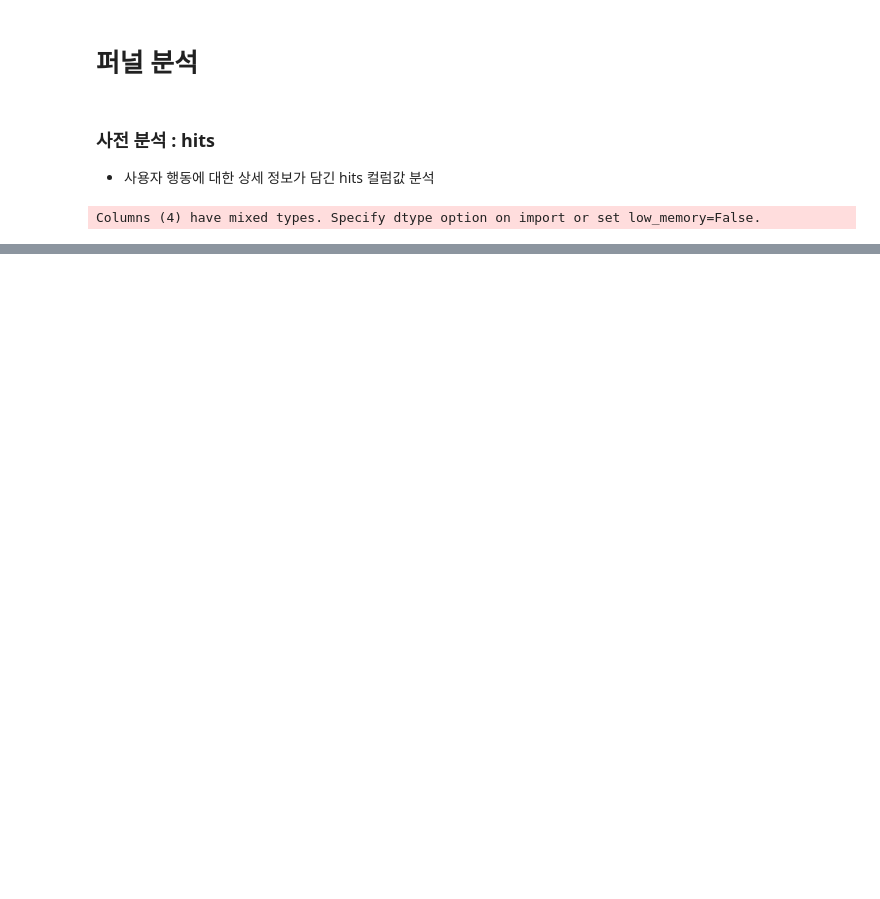
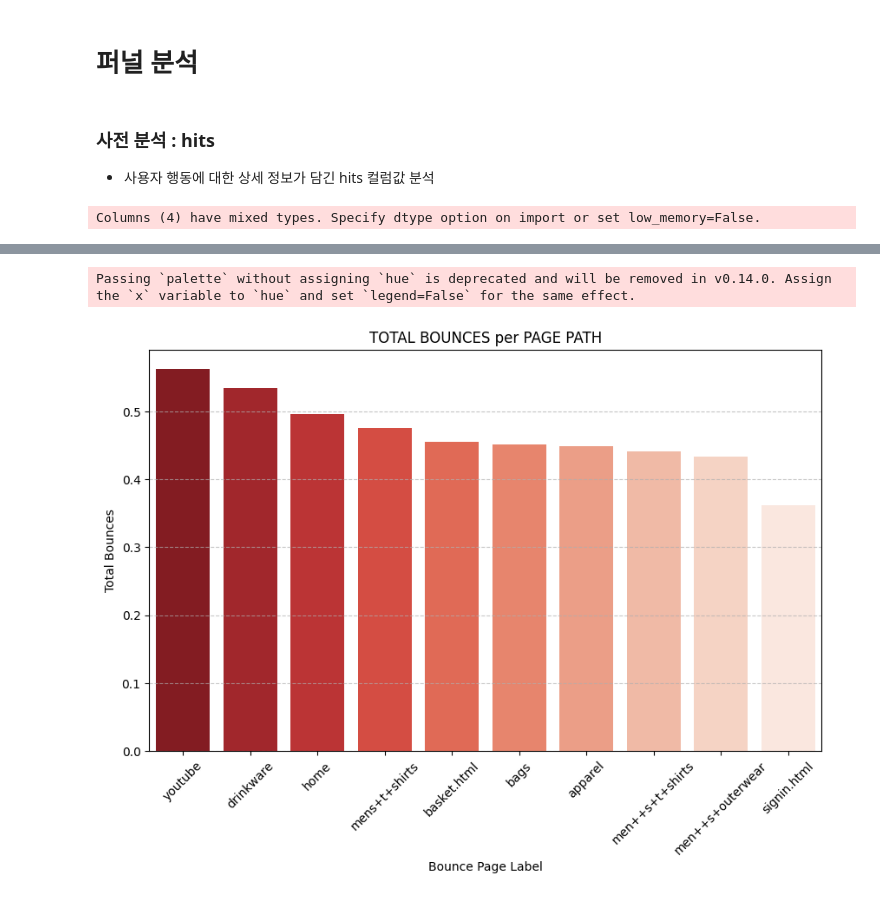
Before and after one commit to yeedacoding/eCommerce-User-Behavior-Analytics, a Jupyter notebook: funnel_analysis.ipynb, the cells around one changed output, grey strips where cells are left out. Drawn from its saved outputs; the diff is of its cells as text; code cells hidden in the pictures; blank space fills up the shorter version.

```diff
--- a/funnel_analysis.ipynb
+++ b/funnel_analysis.ipynb
@@ -124,0 +133,33 @@ df_result
+# %%
+bounce_df = sample_df.copy()
+
+# 딕셔너리에서 필요한 값 추출
+def get_page_path(x):
+    if isinstance(x, dict) and x.get("hitNumber") == "1" and x.get("type") == "PAGE":
+        page = x.get("page")  # "page" 키가 있는지 확인
+        if isinstance(page, dict) and "pagePath" in page:  # "page"가 딕셔너리이고 "pagePath"가 존재하는지 확인
+            return page["pagePath"]  # "pagePath" 값 반환
+    return None  # 조건에 맞지 않으면 None 반환
+
+bounce_df["page_path"] = bounce_df["hits"].apply(get_page_path)
+bounce_df["totals.bounces"] = bounce_df["totals.bounces"].astype(float)
+
+# NaN 필터링
+df_filtered = bounce_df[bounce_df["page_path"].notna()][["page_path", "totals.bounces"]]
+
+# GROUP BY (페이지별 방문 수 & 이탈률 계산)
+bounce_result_df = df_filtered.groupby("page_path").agg(
+    views=("page_path", "count"),               # 총 방문 횟수
+    total_bounces=("totals.bounces", "sum")        # 총 이탈 횟수
+).reset_index()
+
+# 이탈률 계산
+bounce_result_df["bounce_rate"] = bounce_result_df["total_bounces"] / bounce_result_df["views"]
+
+# page_path label 지정
+bounce_result_df['label'] = bounce_result_df['page_path'].apply(lambda x : x.split('/')[-1])
+
+# 정렬 및 상위 10개 출력
+bounce_result_df = bounce_result_df.sort_values("views", ascending=False).head(10)
+
+bounce_result_df
@@ -124,0 +178,15 @@ df_result
+# %%
+# 시각화
+bounce_result_df = bounce_result_df.sort_values("bounce_rate", ascending=False)
+
+plt.figure(figsize=(10, 6))
+sns.barplot(x=bounce_result_df['label'], y=bounce_result_df['bounce_rate'], palette='Reds_r')
+plt.xlabel("Bounce Page Label")
+plt.ylabel("Total Bounces")
+plt.title("TOTAL BOUNCES per PAGE PATH")
+plt.xticks(rotation=45)
+plt.grid(axis='y', linestyle='--', alpha=0.7)
+plt.show()
+# %% [output]
+Passing `palette` without assigning `hue` is deprecated and will be removed in v0.14.0. Assign the `x` variable to `hue` and set `legend=False` for the same effect.
+[figure, added]
```
Also changed, not shown: parts of 23 cells of this notebook.
